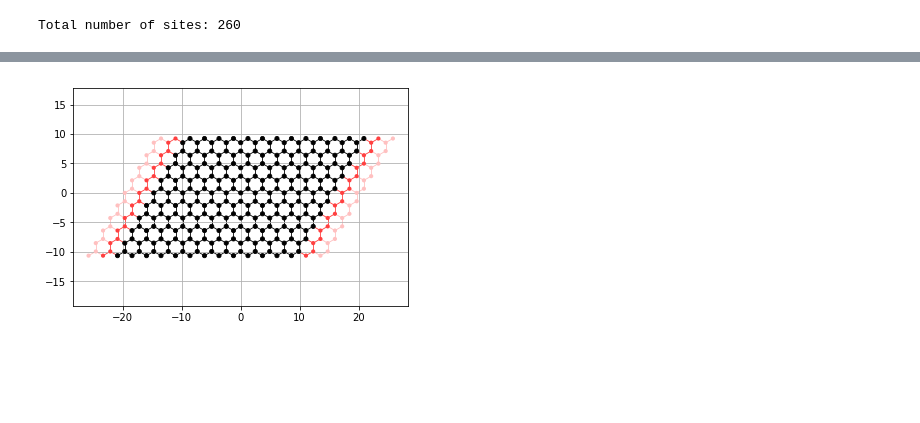
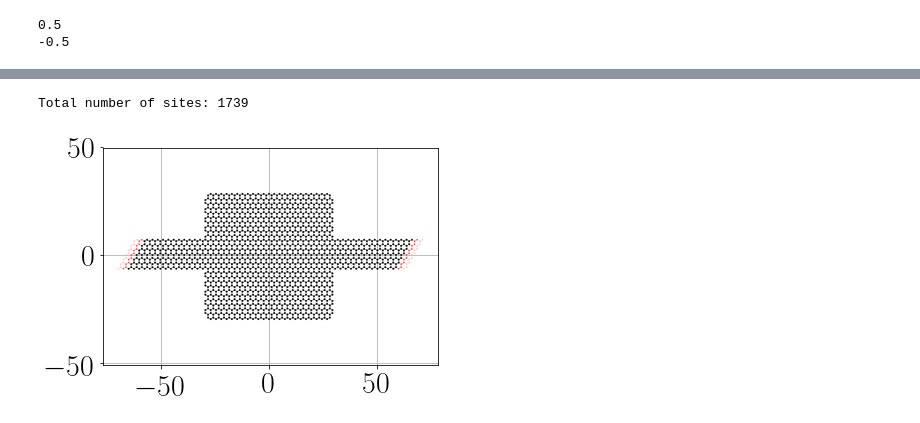
Before and after one commit to CLEANit/QuantumTransduction, a Jupyter notebook: examples/magneticField/spin_dep_transport.ipynb, the cells around one changed output, grey strips where cells are left out. Saved outputs shown, nothing was run; the diff lists cells and outputs as text; code cells hidden in the pictures; blank space fills up the shorter version.

Commit message:
pushing up work with spin-current densities

```diff
--- a/examples/magneticField/spin_dep_transport.ipynb
+++ b/examples/magneticField/spin_dep_transport.ipynb
@@ -5,7 +5,17 @@ from matplotlib import pyplot
 import numpy as np
 from functools import partial
 import copy
+import cmocean
+from matplotlib.colors import to_rgba
+import matplotlib.patches as mpatches
+import matplotlib
 %matplotlib inline
+font = {'family' : 'CMU Sans Serif',
+#         'weight' : 'light',
+        'size'   : 30}
+
+pyplot.rc('font', **font)
+pyplot.rc('text', usetex=True)
 
 # function to rotate 2D vectors
 def rot(vec, theta):
@@ -26,16 +36,16 @@ def orthogVecSlope(vec):
 a = 1.42
 # hopping energy
 t = 2.7
+t2 = 0.2 * t
 # on-site energy of 0 gives singular matrix
 on_site = 0.0
 # length of hexagon
-l = 10.0
+l = 30.0
 # ratio to define x-length of hexagon
 ratio = sqrt(3) / 2
 lx = l * ratio
 # slope for defining hexagon
 m = np.sin(np.pi / 6) / np.cos(np.pi / 6)
-
 
 
 # if we want conducting (zigzag) leads or not, else semi-conducting (armchair) leads
@@ -52,7 +62,7 @@ else:
     graphene = kwant.lattice.general([v1, v2], [(0, 0), (-a, 0) ], norbs=1 )
 
 def make_system(spin=1/2):
-
+    print(spin)
     # hexagon shape
     def hexagon(pos):
         x, y = pos
@@ -66,30 +76,16 @@ def make_system(spin=1/2):
         return xcoords[0] <= new_val[0] - shift[0] <= xcoords[1] and ycoords[0] <= new_val[1] - shift[1] <= ycoords[1]
 
     def phase(site1,site2, phi):
-        # kwant implementation for rectangular lattices
         p1 = site1.pos
-        n, m = site1.tag
-        q, p = site2.tag
         p2 = site2.pos
         B = -2 * phi / 3 / np.sqrt(3) / 1.42**2
         return -t * np.exp(1j * np.pi * (p2[0] - p1[0]) * (p2[1] + p1[1]) * B)
-#         if conducting:
-#             z = 1
-#         else:
-#             z = -1
 
-#         if m == p and n == q:
-#             return -t * np.exp(2j * np.pi * phi * n * (1 - z) / 2)
-#         elif m == p - 1 and n == q - (1 - z) / 2:
-#             return -t * np.exp(-2j * np.pi * phi * n)
-#         elif m == p + 1 and n == q - (1 - z) / 2:
-#             return -t * np.exp(-2j * np.pi * phi * n)
-#         elif m == p and n == q - z:
-#             return -t * np.exp(2j * np.pi * phi * n * (z - 1) / 2)
-#         elif m == p and n == q + z:
-#             return -t * np.exp(2j * np.pi * phi * n * (z - 1) / 2)
-#         else:
-#             return -t
+    def phase2(site1,site2, phi):
+        p1 = site1.pos
+        p2 = site2.pos
+        B = -2 * phi / 3 / np.sqrt(3) / 1.42**2
+        return -t2 * np.exp(1j * np.pi * (p2[0] - p1[0]) * (p2[1] + p1[1]) * B)
 
     def onSite(site, phi):
         B = -2 * phi / 3 / np.sqrt(3) / 1.42**2
@@ -100,7 +96,7 @@ def make_system(spin=1/2):
     ############################
     syst = kwant.Builder()
     if conducting:
-        shape = lambda pos:  rectangle(pos, angle=0, xcoords=[-l, l], ycoords=[-l, l], shift=[0., -0.75])
+        shape = lambda pos:  rectangle(pos, angle=0, xcoords=[-l, l], ycoords=[-l, l], shift=[0., 0.]) + rectangle(pos, angle=0, xcoords=[-l, 0], ycoords=[-l/4, l/4], shift=[-l, 0]) + rectangle(pos, angle=0, xcoords=[0, l], ycoords=[-l/4, l/4], shift=[l, 0])
     else:
         shape = lambda pos:  rectangle(pos, angle=0, xcoords=[-2*l, 2*l], ycoords=[-l / 2, l / 2], shift=[0., -0.75])
 
@@ -108,6 +104,8 @@ def make_system(spin=1/2):
     syst[graphene.shape(shape , (0, 0))] = onSite
     # set the hopping energies
     syst[graphene.neighbors()] = phase
+#     syst[graphene.neighbors(2)] = phase2
+
     # remove lone orbitals
     syst.eradicate_dangling()
     ############################
@@ -118,8 +116,9 @@ def make_system(spin=1/2):
         sym = kwant.TranslationalSymmetry(graphene.vec((-1, 1)))
         lead = kwant.Builder(sym)
         a = orthogVecSlope(graphene.vec((-1, 1)))
-        lead[graphene.shape(lambda pos: -l < (pos[1] + 0.75)  + pos[0] * a < l , (0,0))] = onSite
+        lead[graphene.shape(lambda pos: -l/4 < pos[1]  + pos[0] * a < l/4 , (0,0))] = onSite
         lead[graphene.neighbors()] = phase
+#         lead[graphene.neighbors(2)] = phase2
         lead.eradicate_dangling()
         syst.attach_lead(lead)
     else:
@@ -128,6 +127,7 @@ def make_system(spin=1/2):
         a = orthogVecSlope(graphene.vec((-1,-1)))
         lead[graphene.shape(lambda pos: -l/2  < (pos[1] + 0.75) + pos[0] * a < l / 2, (0,0))] = onSite
         lead[graphene.neighbors()] = phase
+#         lead[graphene.neighbors(2)] = phase2
         lead.eradicate_dangling()
         syst.attach_lead(lead)
     ####################################
@@ -163 +161,2 @@ To use the future default and silence this warning we advise to pass `rcond=None
-Total number of sites: 260
+0.5
+-0.5
@@ -164 +165,2 @@ Total number of sites: 260
+Total number of sites: 1739
-[figure, old version]
+[figure, new version]
```
Also changed, not shown: parts of 7 cells of this notebook, 2 other files.
